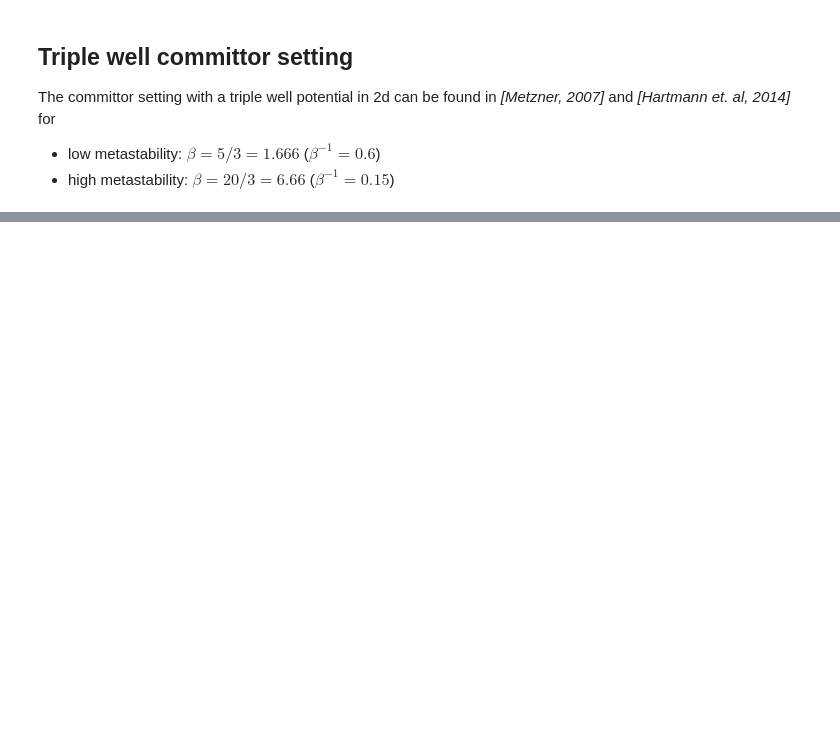
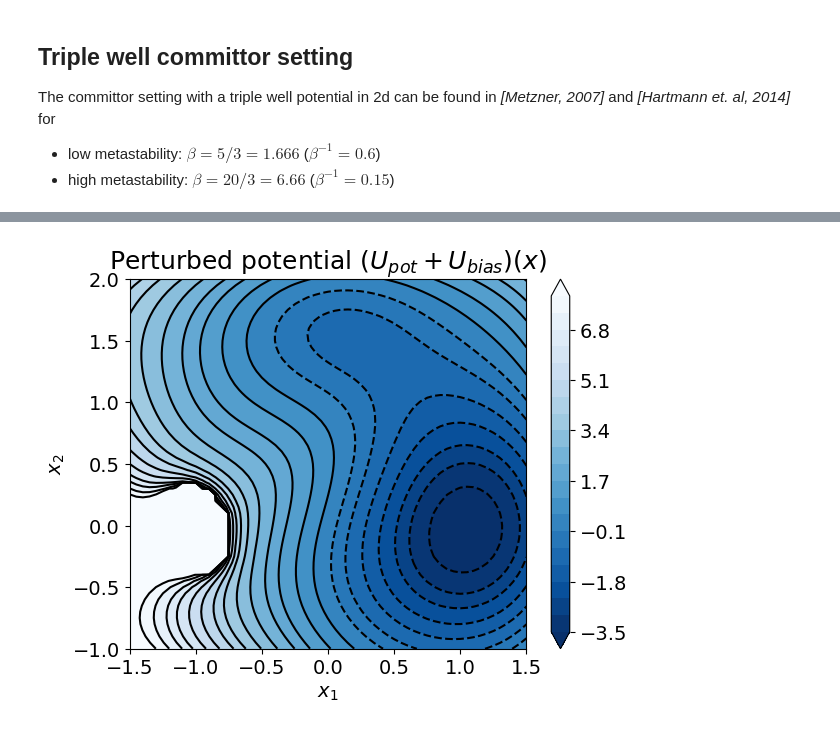
Before and after one commit to riberaborrell/sde-hjb-solver, a Jupyter notebook: examples/triplewell2d_committor.ipynb, the cells around one changed output, grey strips where cells are left out. Saved outputs shown, nothing was run; the diff lists cells and outputs as text; code cells hidden in the pictures; blank space fills up the shorter version.

```diff
--- a/examples/triplewell2d_committor.ipynb
+++ b/examples/triplewell2d_committor.ipynb
@@ -68 +82,8 @@ sol_hjb.plot_2d_psi(levels=np.linspace(0, 1, 11))
+# %%
+# plot perturbed potential
+pot_levels = np.linspace(-3.5, 8, 21).round(decimals=1)
+fig, ax = sol_hjb.plot_2d_perturbed_potential(levels=pot_levels)
+fig.savefig(dir_path + experiment_name + '_perturbed-potential.png', bbox_inches='tight')
+# %% [output]
+[figure, added]
 # %%
```
Also changed, not shown: parts of 9 cells of this notebook, 26 other files.
